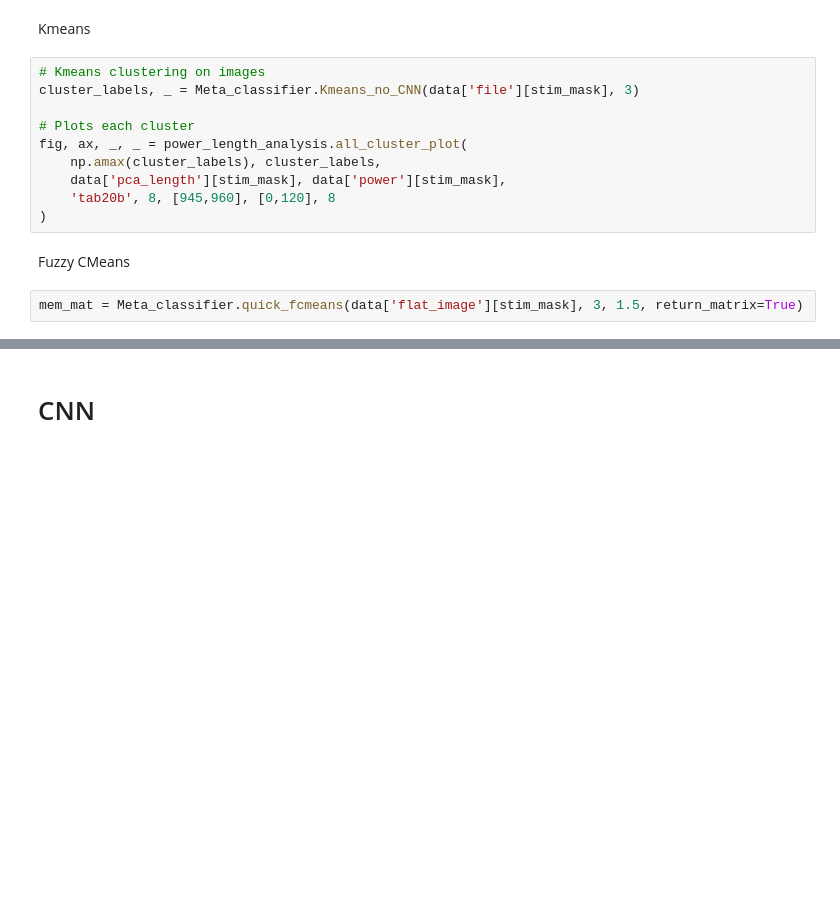
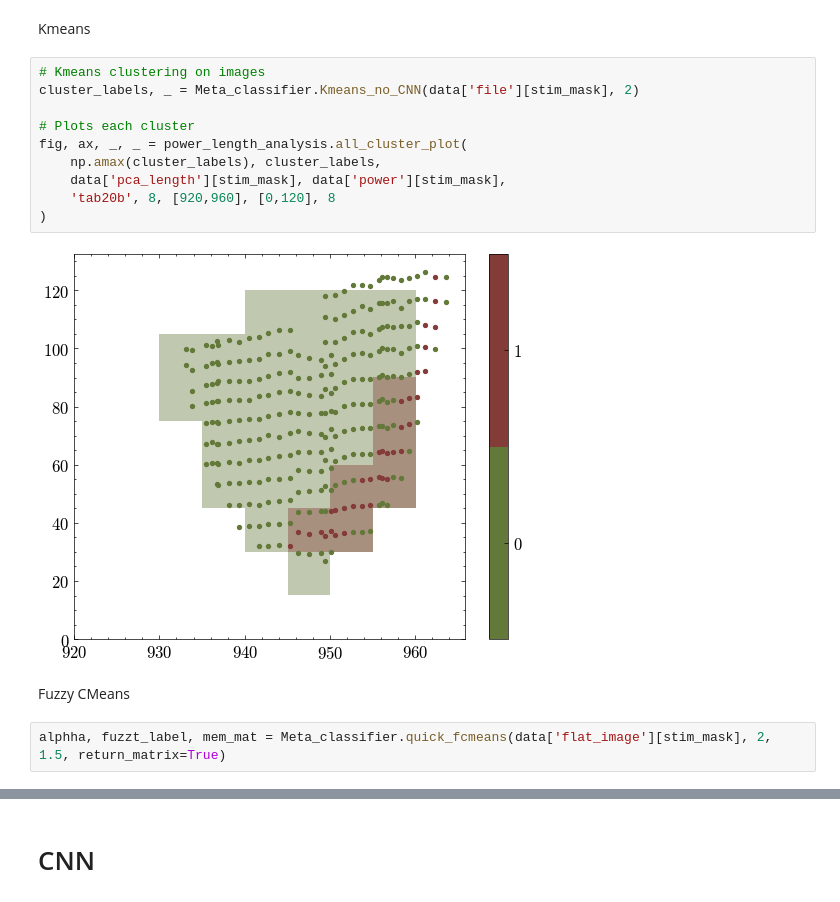
Before and after one commit to phbecimperial/Supervised-clustering-phase-pBEC, a Jupyter notebook: MultiMode Analysis/Phase_diagram_notebook.ipynb, the cells around one changed output, grey strips where cells are left out. Cells and saved outputs as stored; diff of their text form; blank space fills up the shorter version.

```diff
--- a/MultiMode Analysis/Phase_diagram_notebook.ipynb
+++ b/MultiMode Analysis/Phase_diagram_notebook.ipynb
@@ -160,16 +164,18 @@ plt.show()
 Kmeans
 # %%
 # Kmeans clustering on images
-cluster_labels, _ = Meta_classifier.Kmeans_no_CNN(data['file'][stim_mask], 3)
+cluster_labels, _ = Meta_classifier.Kmeans_no_CNN(data['file'][stim_mask], 2)
 
 # Plots each cluster
 fig, ax, _, _ = power_length_analysis.all_cluster_plot(
     np.amax(cluster_labels), cluster_labels,
     data['pca_length'][stim_mask], data['power'][stim_mask],
-    'tab20b', 8, [945,960], [0,120], 8
+    'tab20b', 8, [920,960], [0,120], 8
 )
+# %% [output]
+[figure, added]
 # %% [markdown]
 Fuzzy CMeans
 # %%
-mem_mat = Meta_classifier.quick_fcmeans(data['flat_image'][stim_mask], 3, 1.5, return_matrix=True)
+alphha, fuzzt_label, mem_mat = Meta_classifier.quick_fcmeans(data['flat_image'][stim_mask], 2, 1.5, return_matrix=True)
 # %%
```
Also changed, not shown: parts of 9 cells of this notebook, 6 other files.
